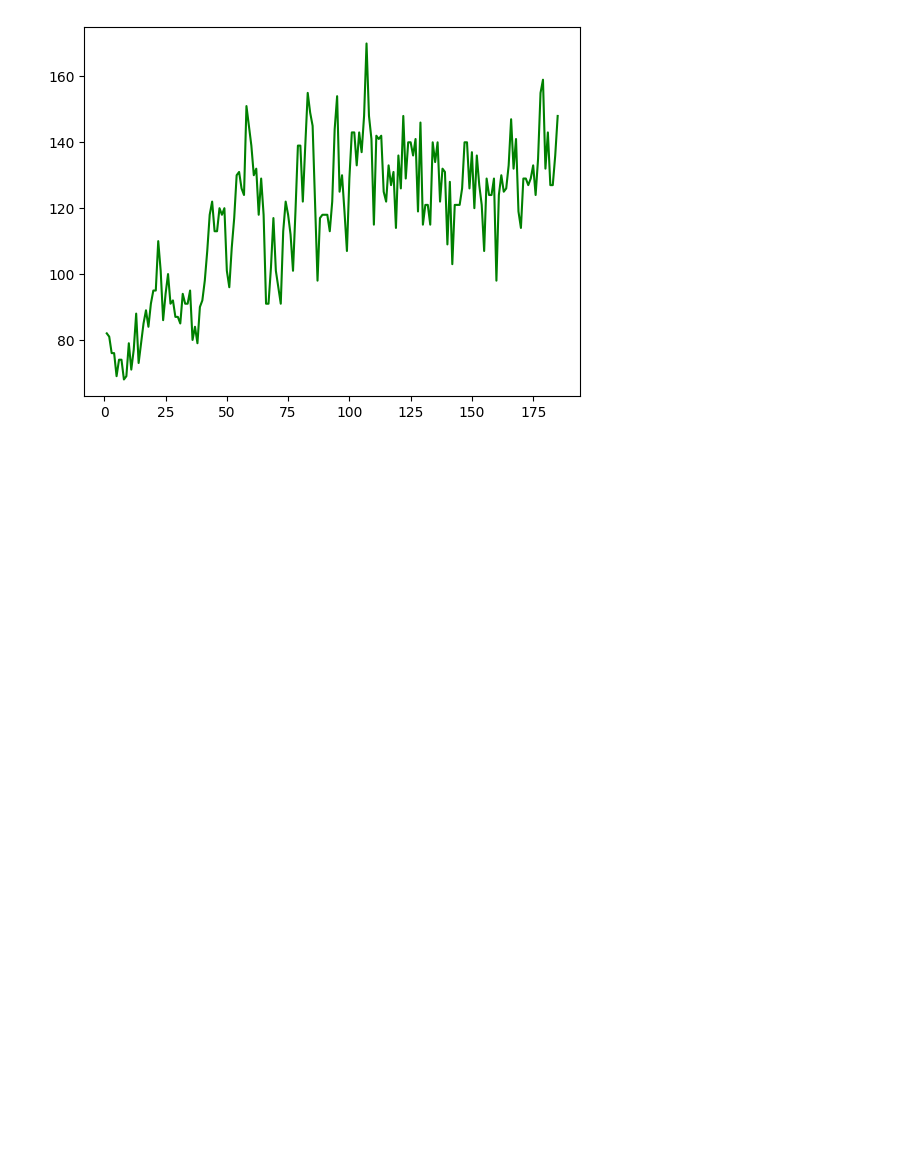
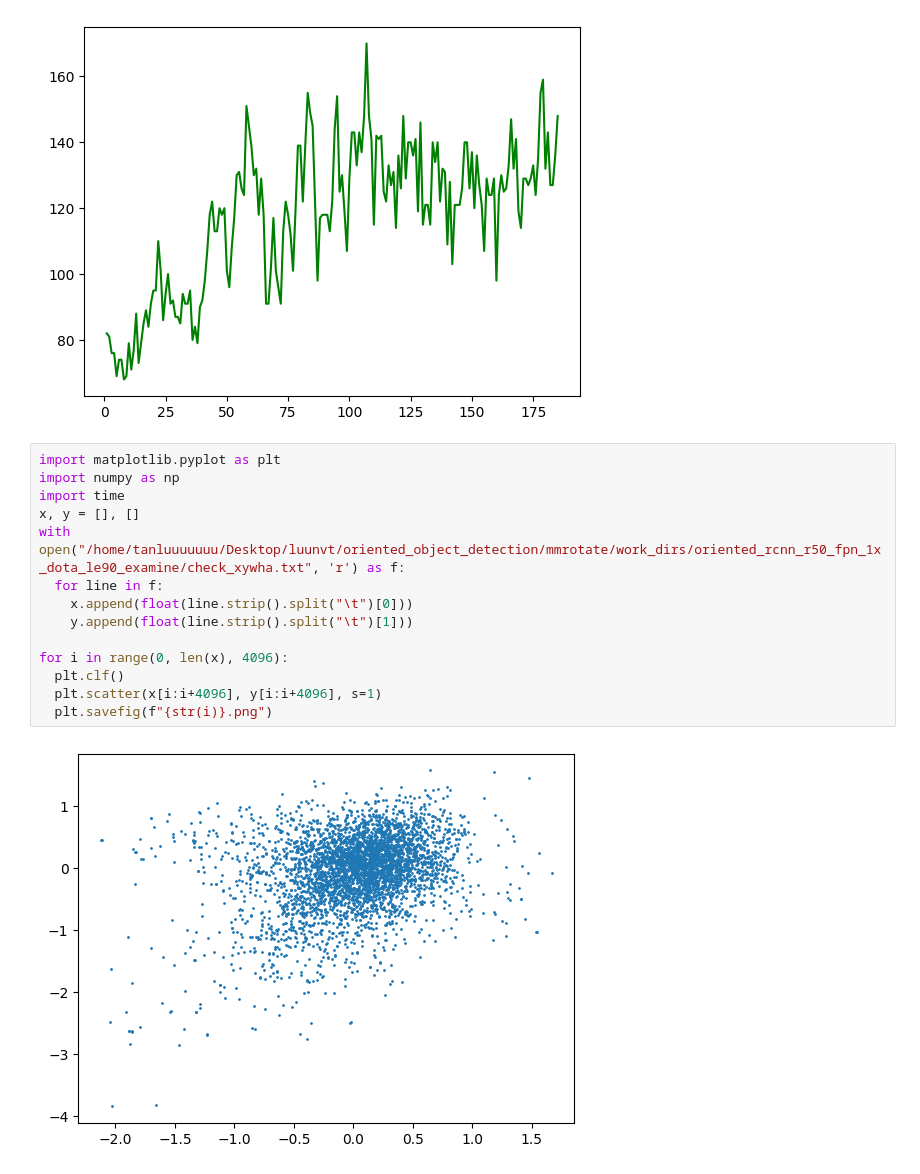
Before and after one commit to tanluuuuuuu/Dynamic-Oriented-Object-Detection, a Jupyter notebook: visualize.ipynb, the cells around one changed output. Cells and saved outputs as stored; diff of their text form; blank space fills up the shorter version.

```diff
--- a/visualize.ipynb
+++ b/visualize.ipynb
@@ -38,3 +38,19 @@ plt.plot(epochs, sum_pos_sample, 'g')
 # %% [output]
 [<matplotlib.lines.Line2D at 0x...>]
 [figure]
+# %%
+import matplotlib.pyplot as plt
+import numpy as np
+import time
+x, y = [], []
+with open("/home/tanluuuuuuu/Desktop/luunvt/oriented_object_detection/mmrotate/work_dirs/oriented_rcnn_r50_fpn_1x_dota_le90_examine/check_xywha.txt", 'r') as f:
+  for line in f:
+    x.append(float(line.strip().split("\t")[0]))
+    y.append(float(line.strip().split("\t")[1]))
+
+for i in range(0, len(x), 4096):
+  plt.clf()
+  plt.scatter(x[i:i+4096], y[i:i+4096], s=1)
+  plt.savefig(f"{str(i)}.png")
+# %% [output]
+[figure, added]
```
Also changed, not shown: parts of 1 cell of this notebook, 15 other files.
